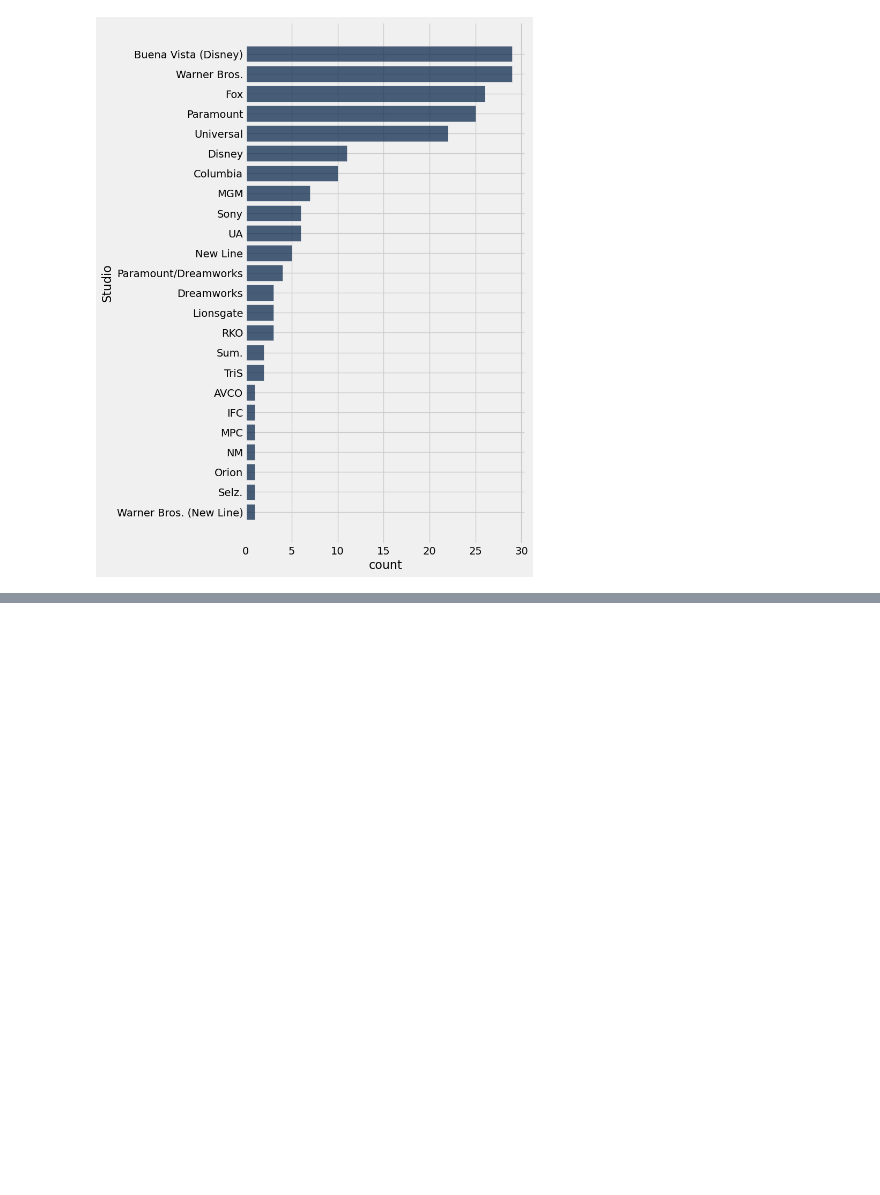
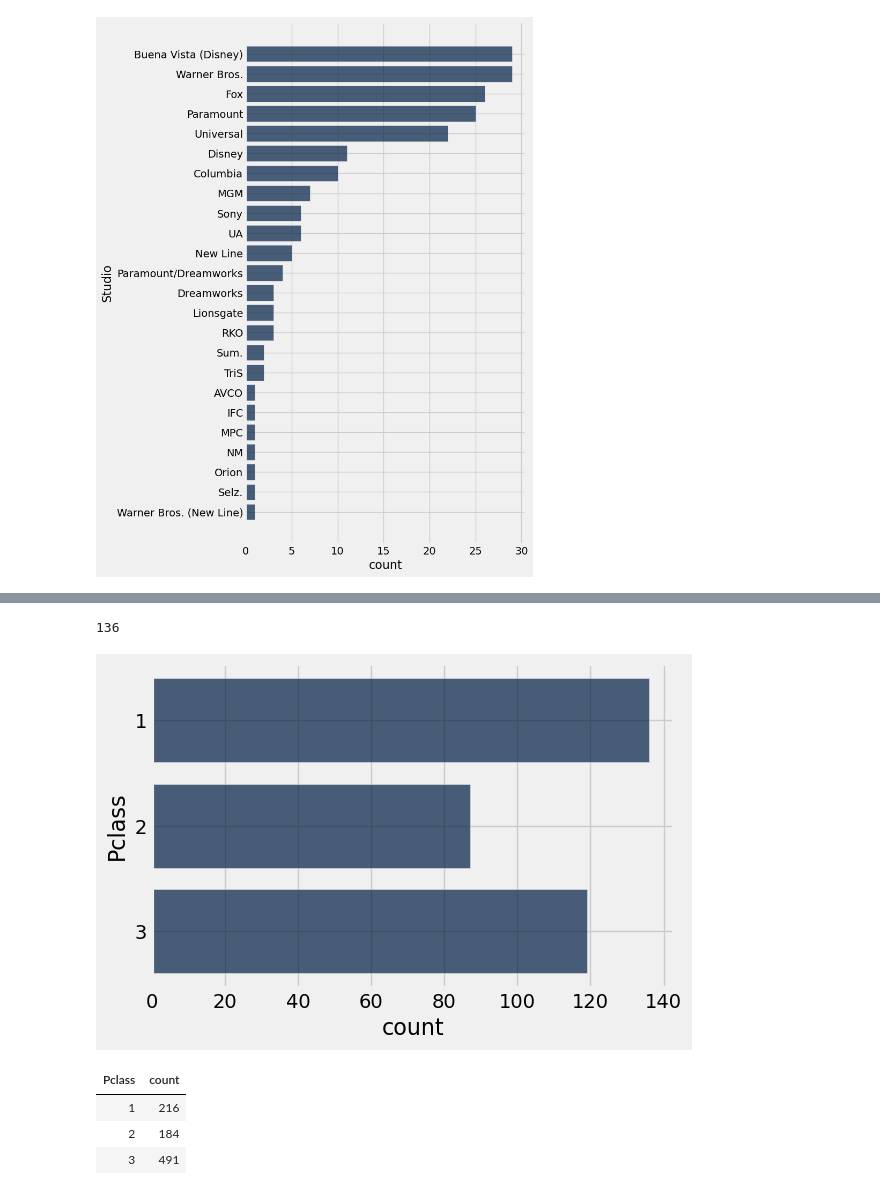
Before and after one commit to lawtonsclass/s26-code-from-class, a Jupyter notebook: data8/ch07.ipynb, the cells around one changed output, grey strips where cells are left out. Drawn from its saved outputs; the diff is of its cells as text; code cells hidden in the pictures; blank space fills up the shorter version.

```diff
--- a/data8/ch07.ipynb
+++ b/data8/ch07.ipynb
@@ -210,3 +210,6 @@ studio_distribution
 studio_distribution.sort('count', descending=True).barh('Studio')
 # %% [output]
 [figure]
+# %%
+titanic = Table.read_table('data/titanic.csv')
+titanic
@@ -212,0 +229,3 @@ studio_distribution.sort('count', descending=True).barh('Studio')
+# %%
+titanic_survivors = titanic.where('Survived', 1)
+titanic_survivors
@@ -212,0 +245,16 @@ studio_distribution.sort('count', descending=True).barh('Studio')
+# %%
+first_class_survivor_count = titanic_survivors.where('Pclass', 1).num_rows
+first_class_survivor_count
+# %% [output]
+136
+# %%
+titanic_survivors.group('Pclass').barh('Pclass')
+# %% [output]
+[figure, added]
+# %%
+titanic.group('Pclass')
+# %% [output]
+| Pclass | count |
+| 1 | 216 |
+| 2 | 184 |
+| 3 | 491 |
```
Also changed, not shown: parts of 16 cells of this notebook.
